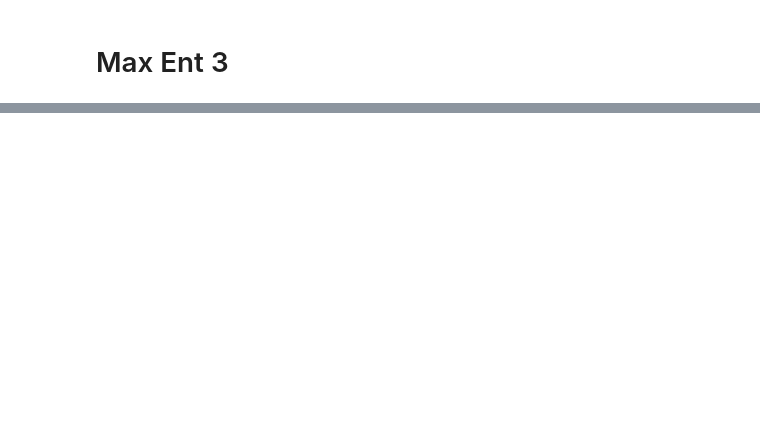
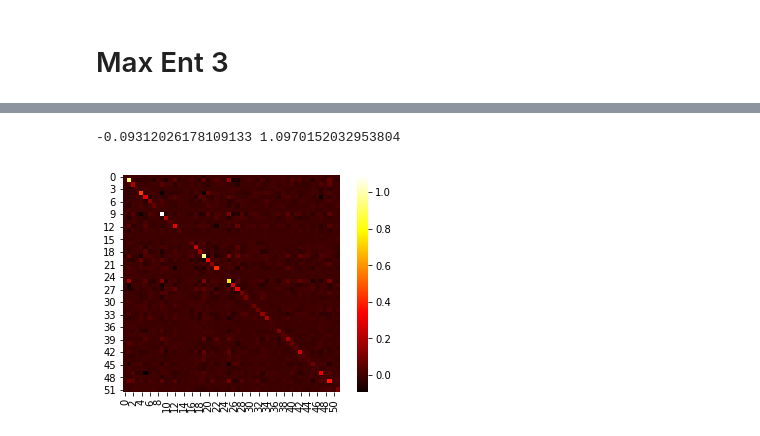
Before and after one commit to Agos95/ComplexSyst, a Jupyter notebook: 01/Exercise.ipynb, the cells around one changed output, grey strips where cells are left out. Saved outputs shown, nothing was run; the diff lists cells and outputs as text; code cells hidden in the pictures; blank space fills up the shorter version.

```diff
--- a/01/Exercise.ipynb
+++ b/01/Exercise.ipynb
@@ -366,0 +384,7 @@ ValueError: either both or neither of x and y should be given
+# %%
+import seaborn as sns
+sns.heatmap(M, cmap="hot", square=True)
+print(M.min(), M.max())
+# %% [output]
+-0.09312026178109133 1.0970152032953804
+[figure, added]
```
Also changed, not shown: parts of 16 cells of this notebook.
